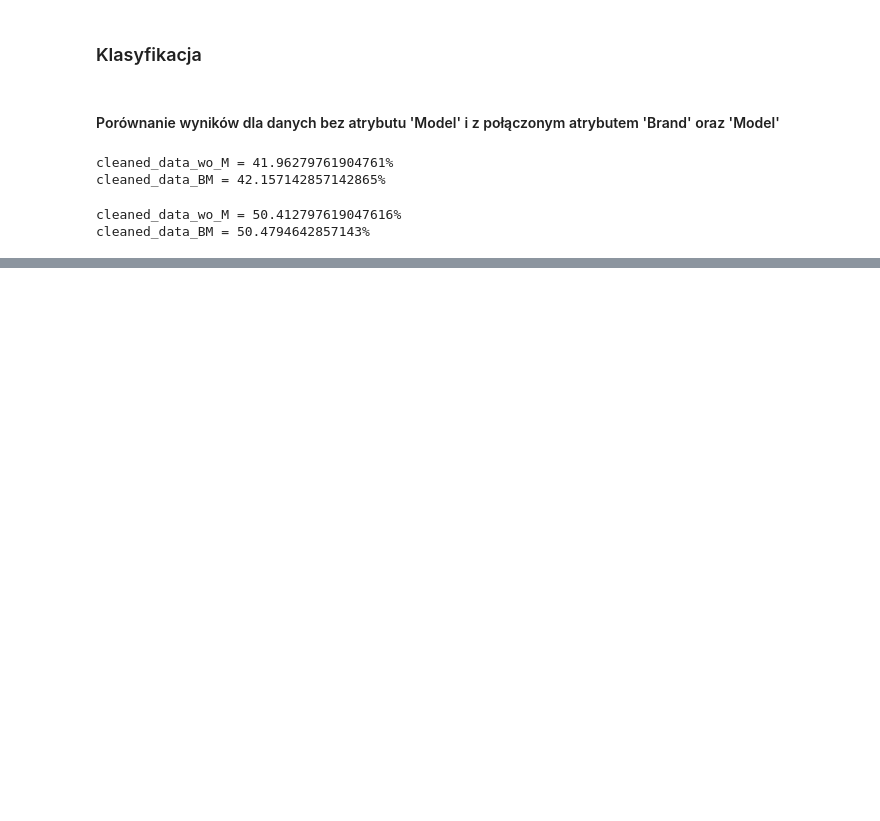
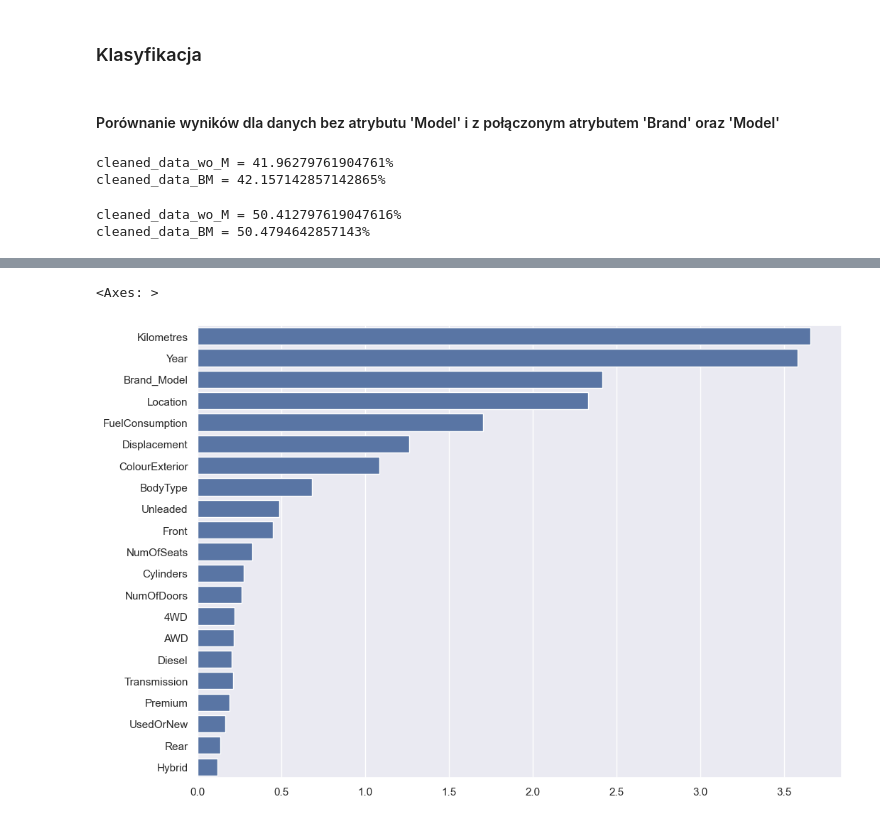
Before and after one commit to j-brzoz/PRiAD, a Jupyter notebook: projekt.ipynb, the cells around one changed output, grey strips where cells are left out. Cells and saved outputs as stored; diff of their text form; code cells hidden in the pictures; blank space fills up the shorter version.

```diff
--- a/projekt.ipynb
+++ b/projekt.ipynb
@@ -1001,0 +998,5 @@ macierz pomyłek - zbiór testowy, dokładność: 0.5031326614001634
+# %%
+results_tree.sort(key=lambda x: x.result, reverse=True)
+for i in range(3):
+    result = results_tree[i]
+    print(f'{result.criterion}, {result.splitter}, {result.min_samples_split}, {result.min_samples_leaf} = {100 * result.result / n_runs}')
@@ -1001,0 +1177,23 @@ macierz pomyłek - zbiór testowy, dokładność: 0.5031326614001634
+# %%
+x_train, x_test, y_train, y_test = get_splits(cleaned_data_BM)
+results = {}
+n_runs=20
+for run in range(n_runs):
+    model = ensemble.RandomForestClassifier(criterion='entropy', n_estimators=400, min_samples_split=2, min_samples_leaf=1, random_state=run, n_jobs=-1)
+    model.fit(x_train, y_train)
+
+    feature_importances = model.feature_importances_
+    sorted_indices = feature_importances.argsort()[::-1]
+    sorted_feature_names = model.feature_names_in_[sorted_indices]
+    sorted_importances = feature_importances[sorted_indices]
+    for ix, name in enumerate(sorted_feature_names):
+        if name not in results:
+            results[name] = sorted_importances[ix]
+        else:
+            results[name] += sorted_importances[ix]
+
+
+sns.barplot(results, orient='h')
+# %% [output]
+<Axes: >
+[figure, added]
```
Also changed, not shown: parts of 63 cells of this notebook, 1 other file.
